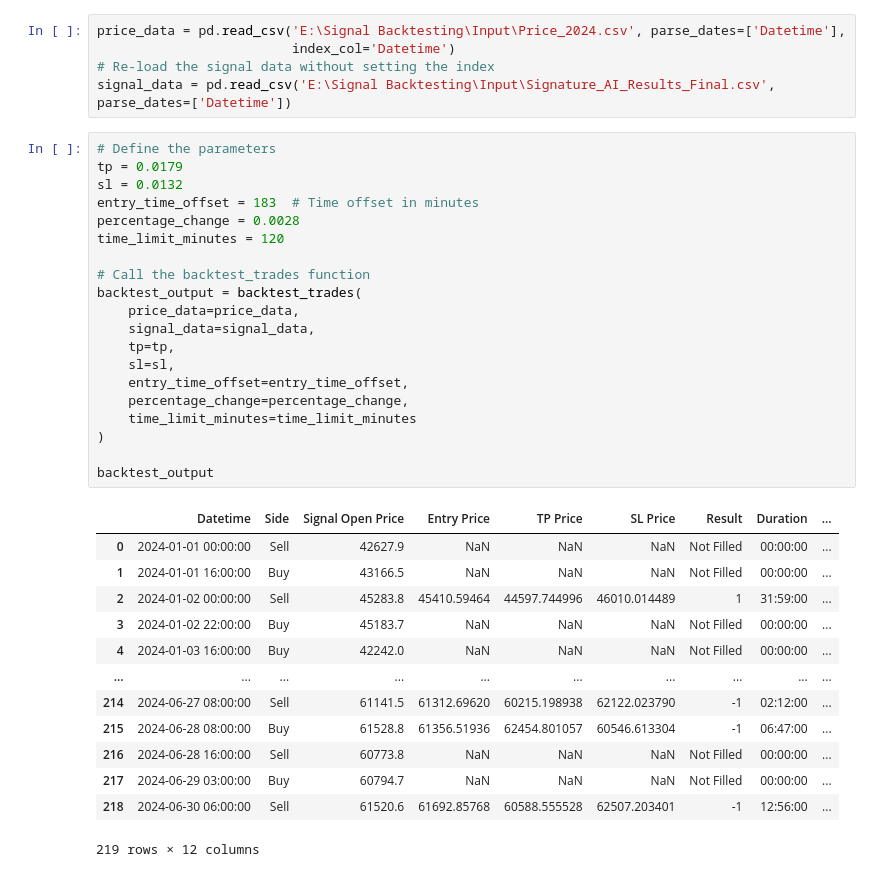
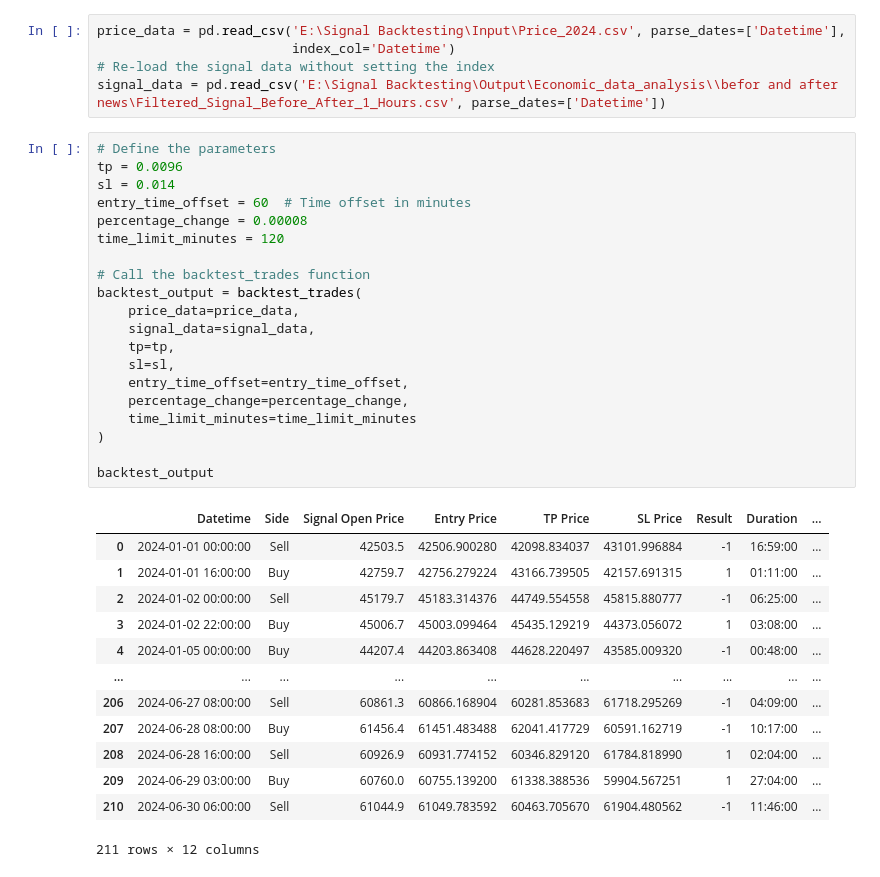
Before and after one commit to Capsmark/Signal_Backtesting, a Jupyter notebook: src/Backtesting.ipynb, the cells around one changed output. Saved outputs shown, nothing was run; the diff lists cells and outputs as text.

Commit message:
added events analysis

```diff
--- a/src/Backtesting.ipynb
+++ b/src/Backtesting.ipynb
@@ -268,38 +266,38 @@ def generate_report(price_data, signal_data, scenarios, output_directory):
 price_data = pd.read_csv('E:\Signal Backtesting\Input\Price_2024.csv', parse_dates=['Datetime'],
                          index_col='Datetime')
 # Re-load the signal data without setting the index
-signal_data = pd.read_csv('E:\Signal Backtesting\Input\Signature_AI_Results_Final.csv', parse_dates=['Datetime'])
+signal_data = pd.read_csv('E:\Signal Backtesting\Output\Economic_data_analysis\\befor and after news\Filtered_Signal_Before_After_1_Hours.csv', parse_dates=['Datetime'])
 # %%
 # Define the parameters
-tp = 0.0179
-sl = 0.0132
-entry_time_offset = 183  # Time offset in minutes
-percentage_change = 0.0028
+tp = 0.0096
+sl = 0.014
+entry_time_offset = 60  # Time offset in minutes
+percentage_change = 0.00008
 time_limit_minutes = 120
 
 # Call the backtest_trades function
 backtest_output = backtest_trades(
     price_data=price_data,
     signal_data=signal_data,
     tp=tp,
     sl=sl,
     entry_time_offset=entry_time_offset,
     percentage_change=percentage_change,
     time_limit_minutes=time_limit_minutes
 )
 
 backtest_output
 # %% [output]
 |  | Datetime | Side | Signal Open Price | Entry Price | TP Price | SL Price | Result | Duration | ... |
-| 0 | 2024-01-01 00:00:00 | Sell | 42627.9 | NaN | NaN | NaN | Not Filled | 00:00:00 | ... |
-| 1 | 2024-01-01 16:00:00 | Buy | 43166.5 | NaN | NaN | NaN | Not Filled | 00:00:00 | ... |
-| 2 | 2024-01-02 00:00:00 | Sell | 45283.8 | 45410.59464 | 44597.744996 | 46010.014489 | 1 | 31:59:00 | ... |
-| 3 | 2024-01-02 22:00:00 | Buy | 45183.7 | NaN | NaN | NaN | Not Filled | 00:00:00 | ... |
-| 4 | 2024-01-03 16:00:00 | Buy | 42242.0 | NaN | NaN | NaN | Not Filled | 00:00:00 | ... |
+| 0 | 2024-01-01 00:00:00 | Sell | 42503.5 | 42506.900280 | 42098.834037 | 43101.996884 | -1 | 16:59:00 | ... |
+| 1 | 2024-01-01 16:00:00 | Buy | 42759.7 | 42756.279224 | 43166.739505 | 42157.691315 | 1 | 01:11:00 | ... |
+| 2 | 2024-01-02 00:00:00 | Sell | 45179.7 | 45183.314376 | 44749.554558 | 45815.880777 | -1 | 06:25:00 | ... |
+| 3 | 2024-01-02 22:00:00 | Buy | 45006.7 | 45003.099464 | 45435.129219 | 44373.056072 | 1 | 03:08:00 | ... |
+| 4 | 2024-01-05 00:00:00 | Buy | 44207.4 | 44203.863408 | 44628.220497 | 43585.009320 | -1 | 00:48:00 | ... |
 | ... | ... | ... | ... | ... | ... | ... | ... | ... | ... |
-| 214 | 2024-06-27 08:00:00 | Sell | 61141.5 | 61312.69620 | 60215.198938 | 62122.023790 | -1 | 02:12:00 | ... |
-| 215 | 2024-06-28 08:00:00 | Buy | 61528.8 | 61356.51936 | 62454.801057 | 60546.613304 | -1 | 06:47:00 | ... |
-| 216 | 2024-06-28 16:00:00 | Sell | 60773.8 | NaN | NaN | NaN | Not Filled | 00:00:00 | ... |
-| 217 | 2024-06-29 03:00:00 | Buy | 60794.7 | NaN | NaN | NaN | Not Filled | 00:00:00 | ... |
-| 218 | 2024-06-30 06:00:00 | Sell | 61520.6 | 61692.85768 | 60588.555528 | 62507.203401 | -1 | 12:56:00 | ... |
+| 206 | 2024-06-27 08:00:00 | Sell | 60861.3 | 60866.168904 | 60281.853683 | 61718.295269 | -1 | 04:09:00 | ... |
+| 207 | 2024-06-28 08:00:00 | Buy | 61456.4 | 61451.483488 | 62041.417729 | 60591.162719 | -1 | 10:17:00 | ... |
+| 208 | 2024-06-28 16:00:00 | Sell | 60926.9 | 60931.774152 | 60346.829120 | 61784.818990 | 1 | 02:04:00 | ... |
+| 209 | 2024-06-29 03:00:00 | Buy | 60760.0 | 60755.139200 | 61338.388536 | 59904.567251 | 1 | 27:04:00 | ... |
+| 210 | 2024-06-30 06:00:00 | Sell | 61044.9 | 61049.783592 | 60463.705670 | 61904.480562 | -1 | 11:46:00 | ... |
-219 rows × 12 columns
+211 rows × 12 columns
```
Also changed, not shown: parts of 6 cells of this notebook, 43 other files.
